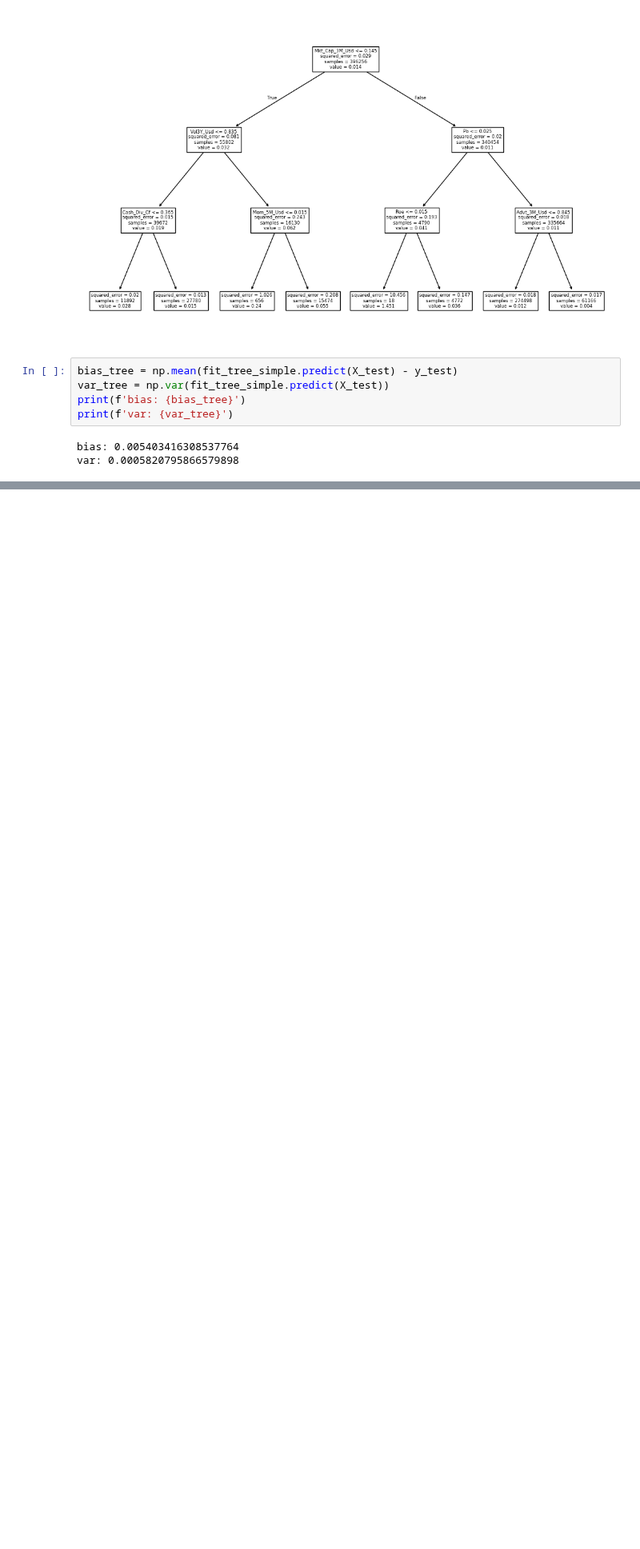
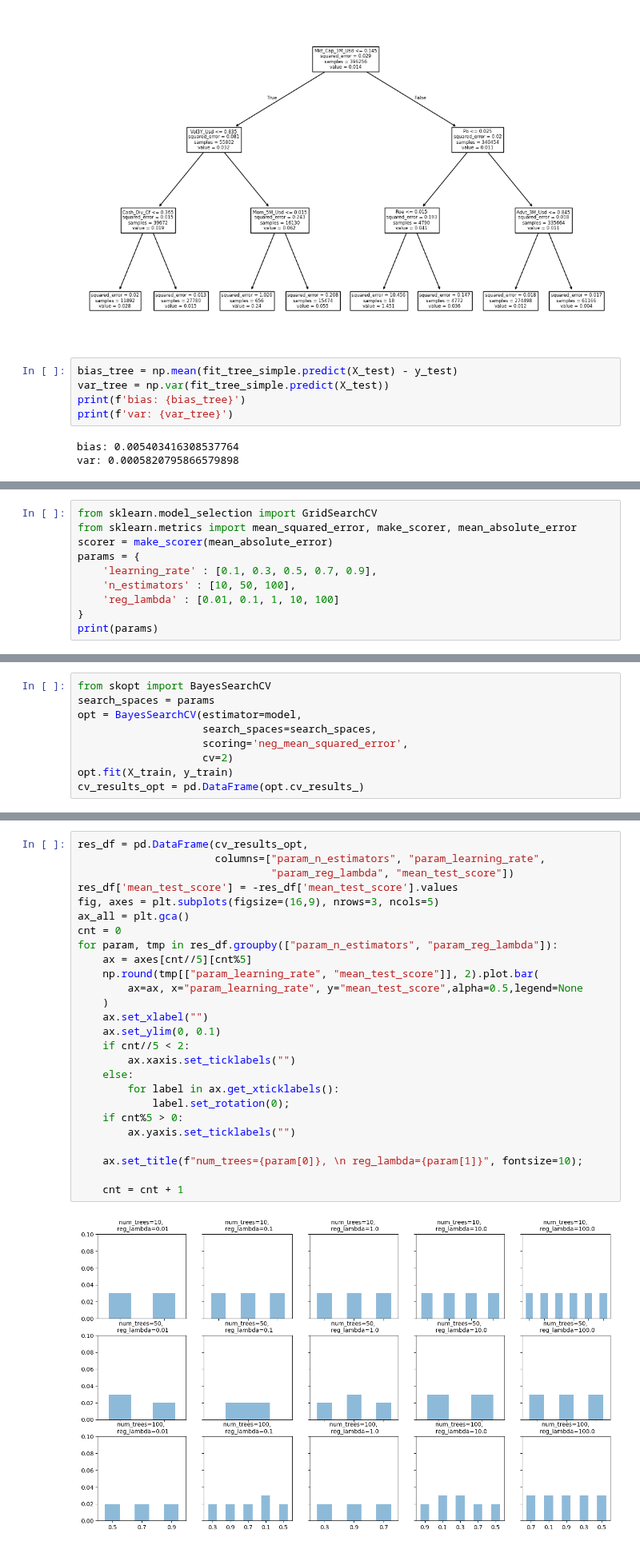
Before and after one commit to nomorebye/coding, a Jupyter notebook: ai3/chap10.ipynb, the cells around one changed output, grey strips where cells are left out. Shown at 80% size. Drawn from its saved outputs; the diff is of its cells as text; blank space fills up the shorter version.

```diff
--- a/ai3/chap10.ipynb
+++ b/ai3/chap10.ipynb
@@ -136,0 +141,10 @@ var: 0.0005820795866579898
+# %%
+from sklearn.model_selection import GridSearchCV
+from sklearn.metrics import mean_squared_error, make_scorer, mean_absolute_error
+scorer = make_scorer(mean_absolute_error)
+params = {
+    'learning_rate' : [0.1, 0.3, 0.5, 0.7, 0.9],
+    'n_estimators' : [10, 50, 100],
+    'reg_lambda' : [0.01, 0.1, 1, 10, 100]
+}
+print(params)
@@ -136,0 +218,9 @@ var: 0.0005820795866579898
+# %%
+from skopt import BayesSearchCV
+search_spaces = params
+opt = BayesSearchCV(estimator=model,
+                    search_spaces=search_spaces,
+                    scoring='neg_mean_squared_error',
+                    cv=2)
+opt.fit(X_train, y_train)
+cv_results_opt = pd.DataFrame(opt.cv_results_)
@@ -136,0 +249,28 @@ var: 0.0005820795866579898
+# %%
+res_df = pd.DataFrame(cv_results_opt,
+                      columns=["param_n_estimators", "param_learning_rate",
+                               "param_reg_lambda", "mean_test_score"])
+res_df['mean_test_score'] = -res_df['mean_test_score'].values
+fig, axes = plt.subplots(figsize=(16,9), nrows=3, ncols=5)
+ax_all = plt.gca()
+cnt = 0
+for param, tmp in res_df.groupby(["param_n_estimators", "param_reg_lambda"]):
+    ax = axes[cnt//5][cnt%5]
+    np.round(tmp[["param_learning_rate", "mean_test_score"]], 2).plot.bar(
+        ax=ax, x="param_learning_rate", y="mean_test_score",alpha=0.5,legend=None
+    )
+    ax.set_xlabel("")
+    ax.set_ylim(0, 0.1)
+    if cnt//5 < 2:
+        ax.xaxis.set_ticklabels("")
+    else:
+        for label in ax.get_xticklabels():
+            label.set_rotation(0);
+    if cnt%5 > 0:
+        ax.yaxis.set_ticklabels("")
+
+    ax.set_title(f"num_trees={param[0]}, \n reg_lambda={param[1]}", fontsize=10);
+
+    cnt = cnt + 1
+# %% [output]
+[figure, added]
```
Also changed, not shown: parts of 9 cells of this notebook.
